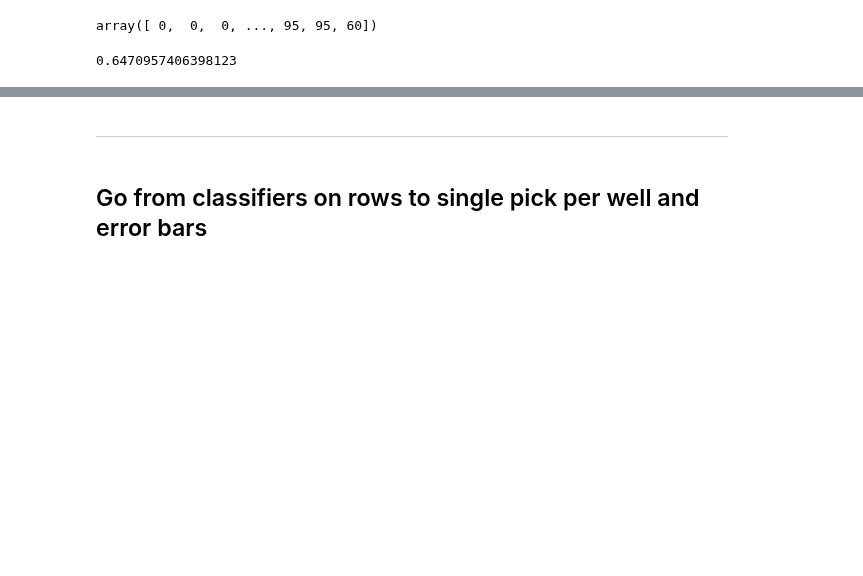
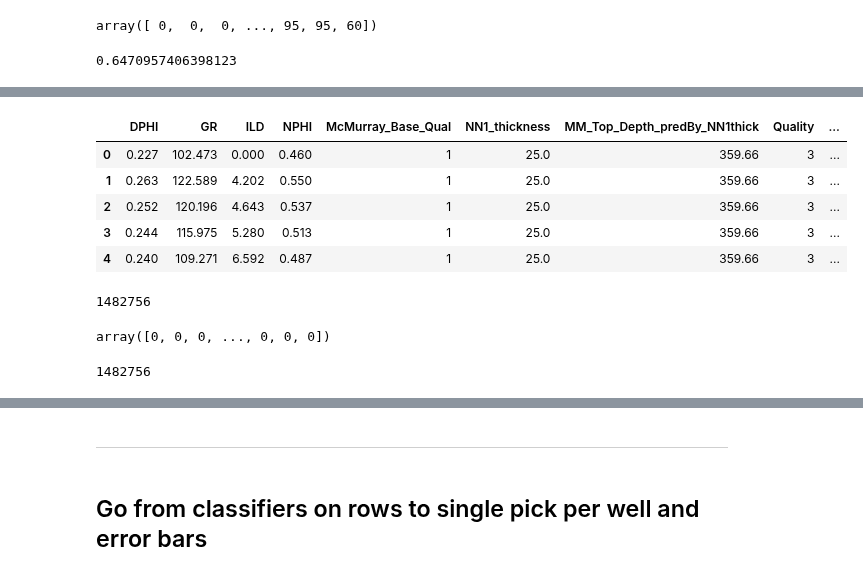
Before and after one commit to JustinGOSSES/MannvilleGroup_Strat_Hackathon, a Jupyter notebook: notebooks_2018/modular_redo/Machine_Learning/Machine_Learning_PostSplit_vA_20180804.ipynb, the cells around one changed output, grey strips where cells are left out. Saved outputs shown, nothing was run; the diff lists cells and outputs as text; code cells hidden in the pictures; blank space fills up the shorter version.

```diff
--- a/notebooks_2018/modular_redo/Machine_Learning/Machine_Learning_PostSplit_vA_20180804.ipynb
+++ b/notebooks_2018/modular_redo/Machine_Learning/Machine_Learning_PostSplit_vA_20180804.ipynb
@@ -142,0 +147,3 @@ accuracy
+# %%
+training_cols = list(train_X.columns)
+training_cols
@@ -142,0 +170,22 @@ accuracy
+# %%
+training_df_origRows.head()
+# %% [output]
+|  | DPHI | GR | ILD | NPHI | McMurray_Base_Qual | NN1_thickness | MM_Top_Depth_predBy_NN1thick | Quality | ... |
+| 0 | 0.227 | 102.473 | 0.000 | 0.460 | 1 | 25.0 | 359.66 | 3 | ... |
+| 1 | 0.263 | 122.589 | 4.202 | 0.550 | 1 | 25.0 | 359.66 | 3 | ... |
+| 2 | 0.252 | 120.196 | 4.643 | 0.537 | 1 | 25.0 | 359.66 | 3 | ... |
+| 3 | 0.244 | 115.975 | 5.280 | 0.513 | 1 | 25.0 | 359.66 | 3 | ... |
+| 4 | 0.240 | 109.271 | 6.592 | 0.487 | 1 | 25.0 | 359.66 | 3 | ... |
+# %%
+len(training_df_origRows)
+# %% [output]
+1482756
+# %%
+result_trainOrigRows = model.predict(training_df_origRows)
+result_trainOrigRows
+# %% [output]
+array([0, 0, 0, ..., 0, 0, 0])
+# %%
+len(result_trainOrigRows)
+# %% [output]
+1482756
```
Also changed, not shown: parts of 38 cells of this notebook, 1 other file.
